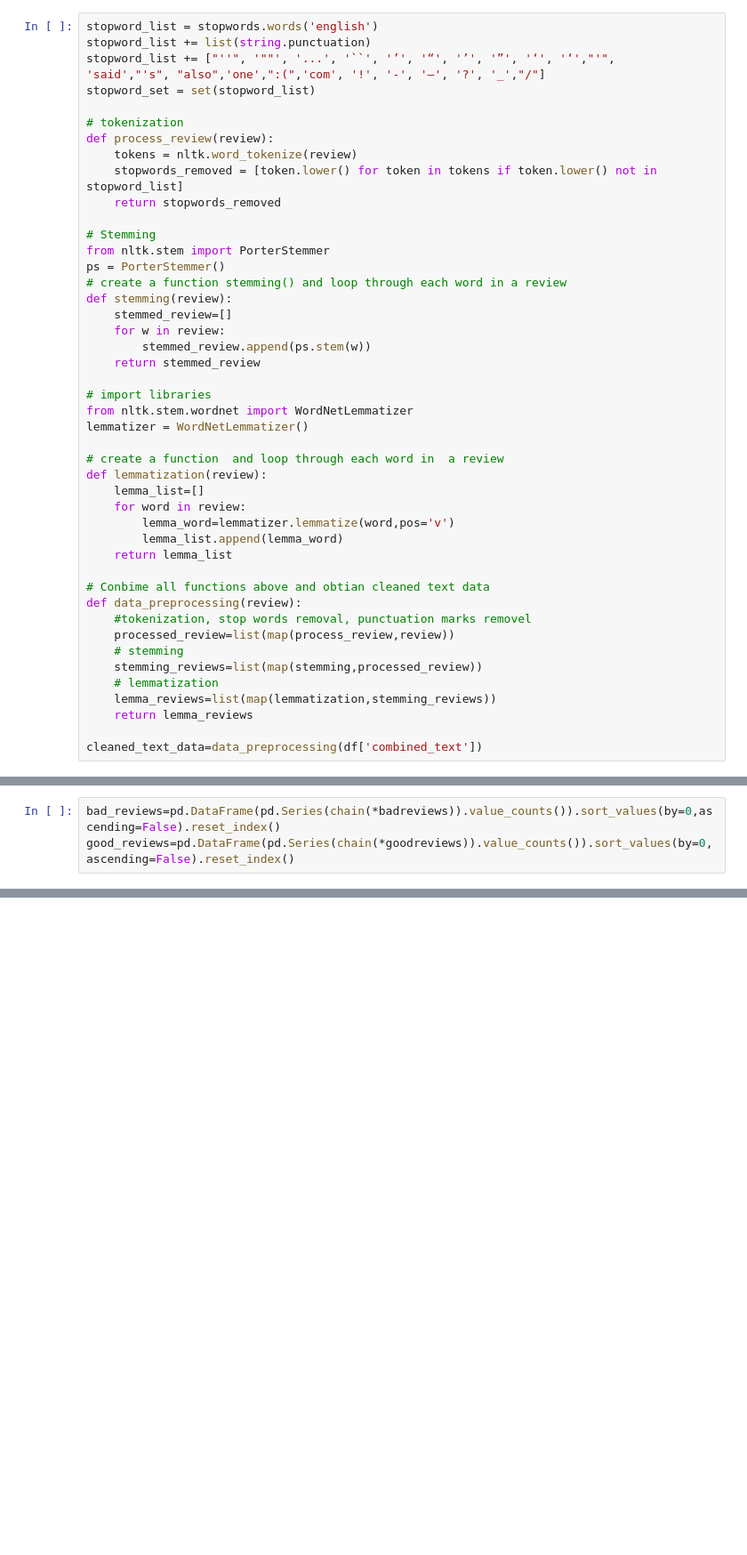
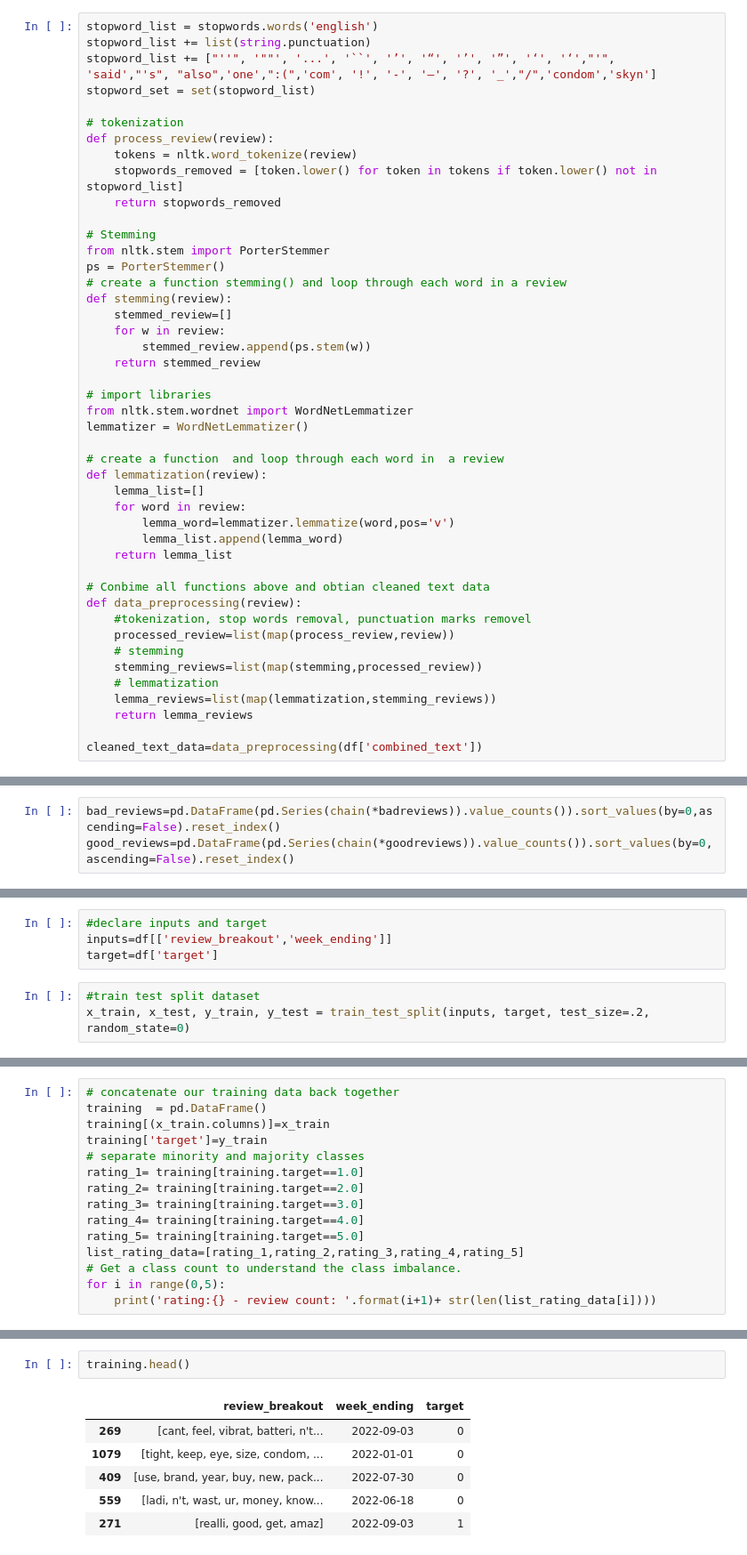
Before and after one commit to krc31182/Amazon-Reviews, a Jupyter notebook: Amazon_Reviews.ipynb, the cells around one changed output, grey strips where cells are left out. Shown at 89% size. Drawn from its saved outputs; the diff is of its cells as text; blank space fills up the shorter version.

```diff
--- a/Amazon_Reviews.ipynb
+++ b/Amazon_Reviews.ipynb
@@ -299,7 +302,7 @@ for i in range(len(x_bad)):
 stopword_list = stopwords.words('english')
 stopword_list += list(string.punctuation)
 stopword_list += ["''", '""', '...', '``', '’', '“', '’', '”', '‘', '‘',"'",
-'said',"'s", "also",'one',":(",'com', '!', '-', '–', '?', '_',"/"]
+'said',"'s", "also",'one',":(",'com', '!', '-', '–', '?', '_',"/",'condom','skyn']
 stopword_set = set(stopword_list)
 
 # tokenization
@@ -420,0 +501,7 @@ wordcloud.to_file("word_cloud_masked.png")
+# %%
+#declare inputs and target
+inputs=df[['review_breakout','week_ending']]
+target=df['target']
+# %%
+#train test split dataset
+x_train, x_test, y_train, y_test = train_test_split(inputs, target, test_size=.2, random_state=0)
@@ -420,0 +518,15 @@ wordcloud.to_file("word_cloud_masked.png")
+# %%
+# concatenate our training data back together
+training  = pd.DataFrame()
+training[(x_train.columns)]=x_train
+training['target']=y_train
+# separate minority and majority classes
+rating_1= training[training.target==1.0]
+rating_2= training[training.target==2.0]
+rating_3= training[training.target==3.0]
+rating_4= training[training.target==4.0]
+rating_5= training[training.target==5.0]
+list_rating_data=[rating_1,rating_2,rating_3,rating_4,rating_5]
+# Get a class count to understand the class imbalance.
+for i in range(0,5):
+    print('rating:{} - review count: '.format(i+1)+ str(len(list_rating_data[i])))
@@ -420,0 +539,9 @@ wordcloud.to_file("word_cloud_masked.png")
+# %%
+training.head()
+# %% [output]
+|  | review_breakout | week_ending | target |
+| 269 | [cant, feel, vibrat, batteri, n't... | 2022-09-03 | 0 |
+| 1079 | [tight, keep, eye, size, condom, ... | 2022-01-01 | 0 |
+| 409 | [use, brand, year, buy, new, pack... | 2022-07-30 | 0 |
+| 559 | [ladi, n't, wast, ur, money, know... | 2022-06-18 | 0 |
+| 271 | [realli, good, get, amaz] | 2022-09-03 | 1 |
```
Also changed, not shown: parts of 34 cells of this notebook, 8 other files.
